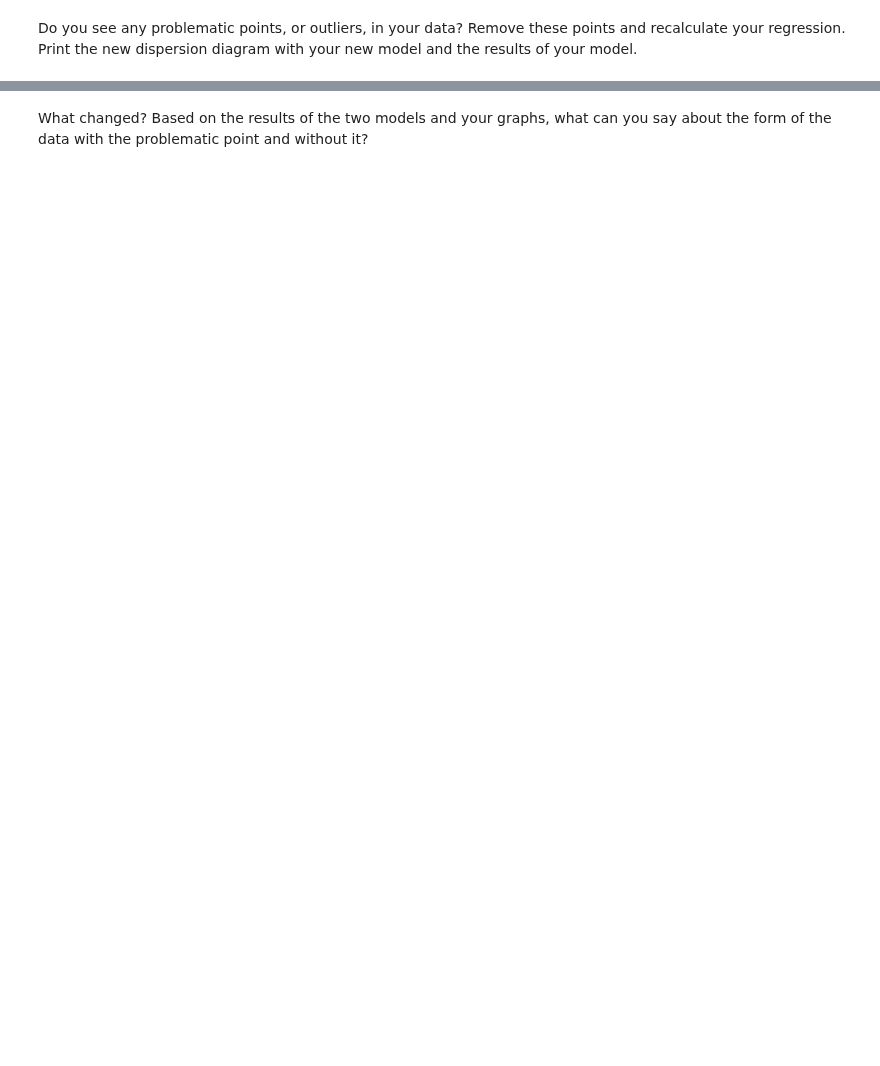
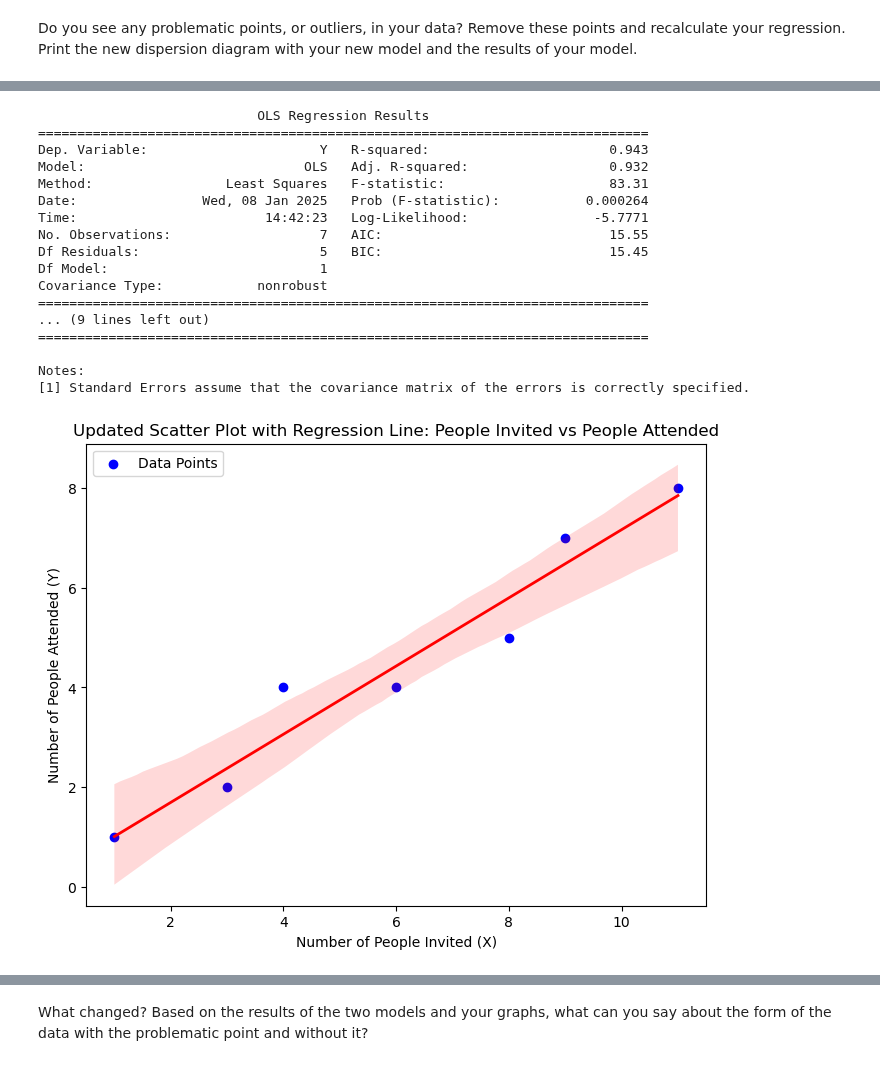
Before and after one commit to ironhack-labs/lab-regression-analysis-en, a Jupyter notebook: your-code/lab-regression-analysis.ipynb, the cells around one changed output, grey strips where cells are left out. Saved outputs shown, nothing was run; the diff lists cells and outputs as text; code cells hidden in the pictures; blank space fills up the shorter version.

```diff
--- a/your-code/lab-regression-analysis.ipynb
+++ b/your-code/lab-regression-analysis.ipynb
@@ -317,0 +438,17 @@ What do you see? What does this plot tell you about the likely relationship betw
+# %%
+# Your code here (I added this)
+
+import statsmodels.api as sm
+
+# Define the independent (X) and dependent (Y) variables
+X = data['X']  # Number of people invited (independent variable)
+Y = data['Y']  # Number of people attended (dependent variable)
+
+# Add a constant to the independent variable (for the intercept)
+X = sm.add_constant(X)
+
+# Fit the regression model
+model = sm.OLS(Y, X).fit()
+
+# Print the summary of the regression model
+print(model.summary())
@@ -321,0 +526,42 @@ Do you see any problematic points, or outliers, in your data? Remove these point
+# %%
+# Step 1: Remove Point (X = 14) from the data
+updated_data = data[data['X'] != 14]
+
+# Step 2: Recalculate the regression model without Point (X = 14)
+X_updated = sm.add_constant(updated_data['X'])  # Add a constant for the intercept term
+y_updated = updated_data['Y']
+
+# Fit the new regression model
+updated_model = sm.OLS(y_updated, X_updated).fit()
+
+# Step 3: Display the updated regression summary
+print(updated_model.summary())
+
+# Step 4: Plot the updated regression model with the new dispersion diagram
+plt.figure(figsize=(8, 6))
+plt.scatter(updated_data['X'], updated_data['Y'], color='blue', label='Data Points')  # Updated scatter plot
+sns.regplot(x='X', y='Y', data=updated_data, scatter=False, color='red', line_kws={"color": "red", "linewidth": 2})  # Updated regression line
+plt.title('Updated Scatter Plot with Regression Line: People Invited vs People Attended')
+plt.xlabel('Number of People Invited (X)')
+plt.ylabel('Number of People Attended (Y)')
+plt.legend()
+plt.show()
+# %% [output]
+                            OLS Regression Results
+==============================================================================
+Dep. Variable:                      Y   R-squared:                       0.943
+Model:                            OLS   Adj. R-squared:                  0.932
+Method:                 Least Squares   F-statistic:                     83.31
+Date:                Wed, 08 Jan 2025   Prob (F-statistic):           0.000264
+Time:                        14:42:23   Log-Likelihood:                -5.7771
+No. Observations:                   7   AIC:                             15.55
+Df Residuals:                       5   BIC:                             15.45
+Df Model:                           1
+Covariance Type:            nonrobust
+==============================================================================
+... (9 lines left out)
+==============================================================================
+
+Notes:
+[1] Standard Errors assume that the covariance matrix of the errors is correctly specified.
+[figure, added]
```
Also changed, not shown: parts of 23 cells of this notebook.
